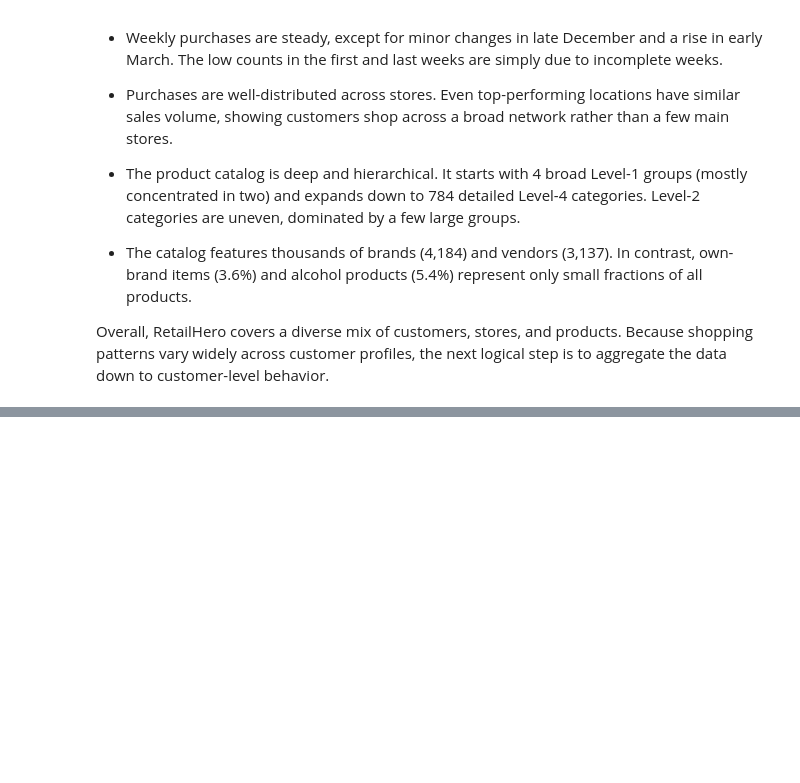
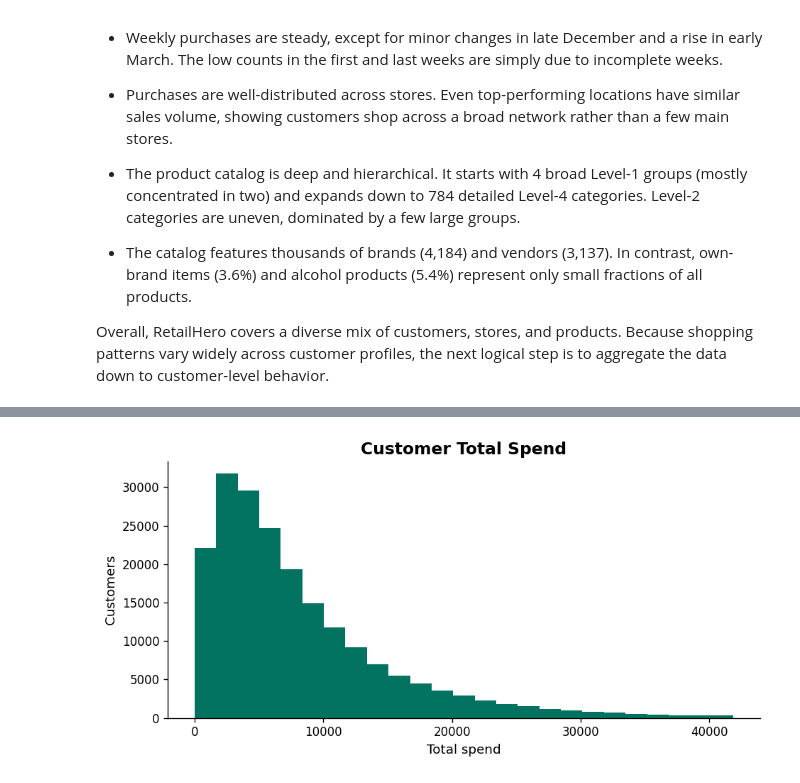
Before and after one commit to nguyen-lam-phuong-thao/uplift-customer-selection, a Jupyter notebook: notebooks/phase2_retailhero/02_retailhero_eda.ipynb, the cells around one changed output, grey strips where cells are left out. Saved outputs shown, nothing was run; the diff lists cells and outputs as text; code cells hidden in the pictures; blank space fills up the shorter version.

```diff
--- a/notebooks/phase2_retailhero/02_retailhero_eda.ipynb
+++ b/notebooks/phase2_retailhero/02_retailhero_eda.ipynb
@@ -742,0 +1206,21 @@ Overall, RetailHero covers a diverse mix of customers, stores, and products. Bec
+# %%
+total_spend_upper = customer_core_behavior["total_spend"].quantile(PLOT_UPPER_QUANTILE)
+
+plt.figure(figsize=(8, 4))
+
+plt.hist(
+    customer_core_behavior.loc[
+        customer_core_behavior["total_spend"] <= total_spend_upper,
+        "total_spend",
+    ],
+    bins=25,
+    color=COLORS["pacific_green"],
+)
+
+plt.title("Customer Total Spend")
+plt.xlabel("Total spend")
+plt.ylabel("Customers")
+plt.tight_layout()
+plt.show()
+# %% [output]
+[figure, added]
```
Also changed, not shown: parts of 106 cells of this notebook, 2 other files.
